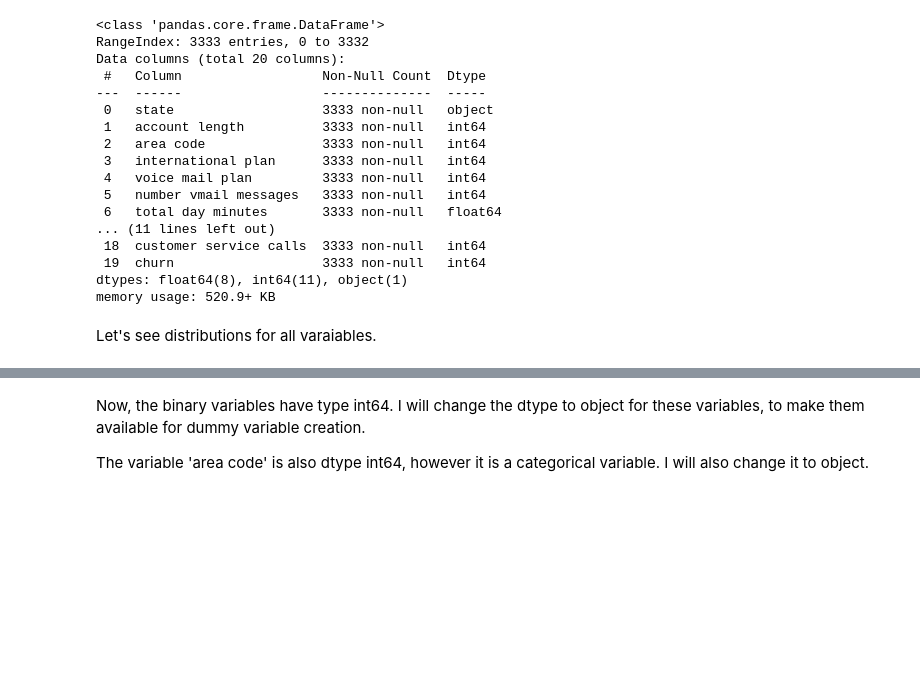
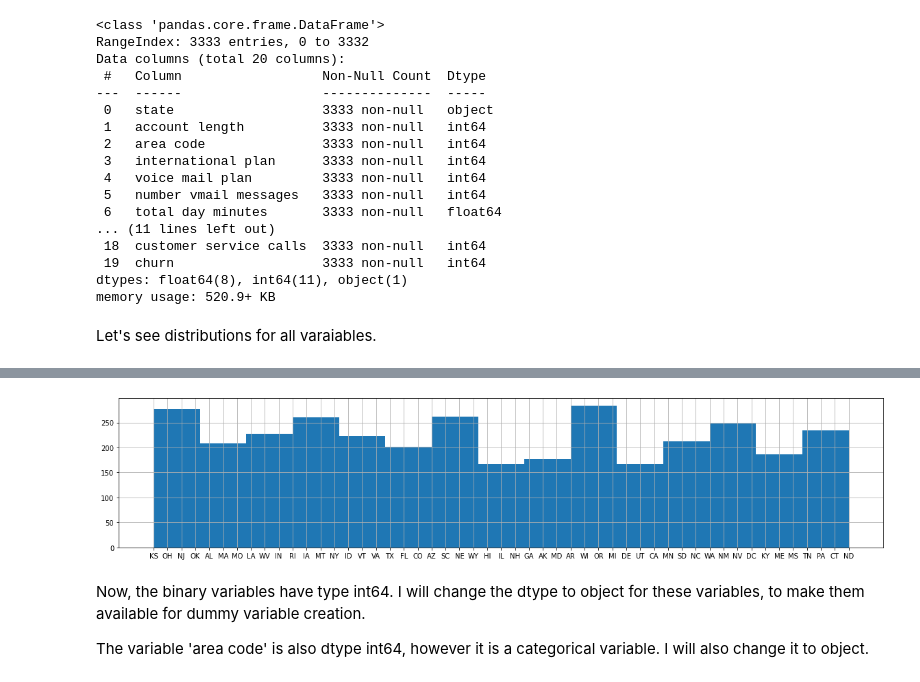
Before and after one commit to kamileyagci/dsc-phase-3-project, a Jupyter notebook: student.ipynb, the cells around one changed output, grey strips where cells are left out. Saved outputs shown, nothing was run; the diff lists cells and outputs as text; code cells hidden in the pictures; blank space fills up the shorter version.

```diff
--- a/student.ipynb
+++ b/student.ipynb
@@ -143,3 +143,8 @@ plt.savefig('images/histogram_All.png')
+# %%
+df['state'].hist(figsize=(20,4), bins='auto')
+plt.savefig('images/histogram_state.png')
+# %% [output]
+[figure, added]
 # %% [markdown]
 Now, the binary variables have type int64. I will change the dtype to object for these variables, to make them available for dummy variable creation.
 
```
Also changed, not shown: parts of 8 cells of this notebook, 8 other files.
